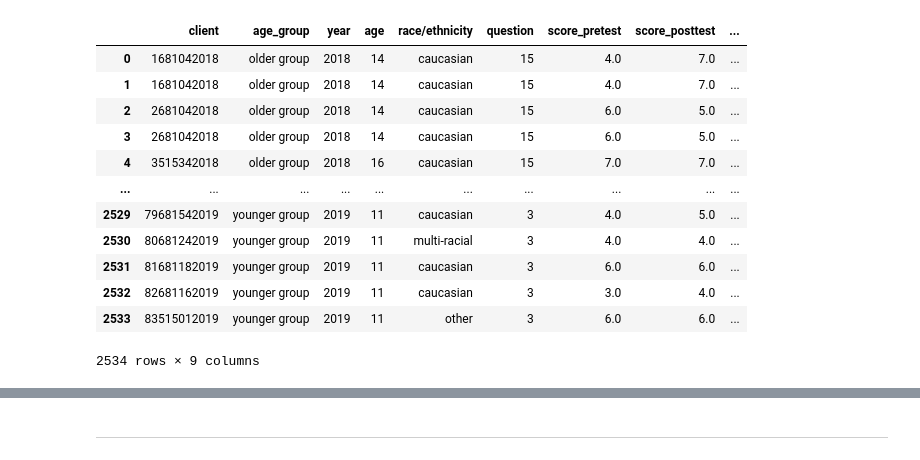
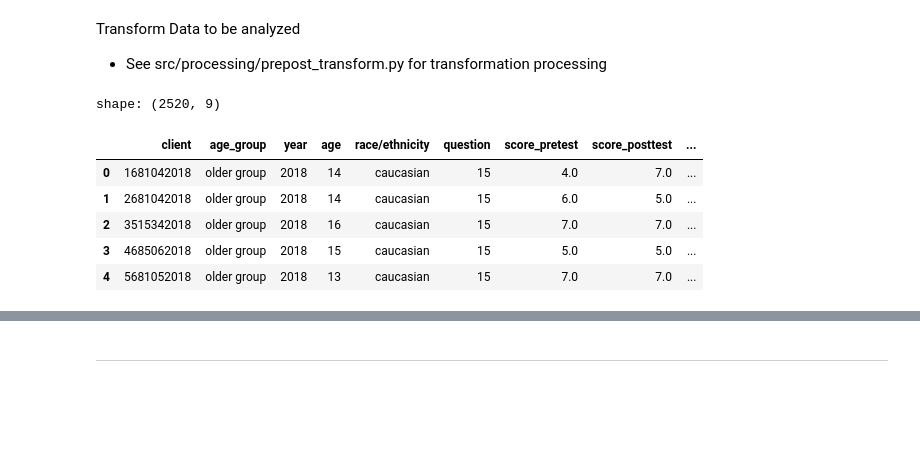
Before and after one commit to josh97ellis/omaha-girls-rock-analysis, a Jupyter notebook: notebooks/analysis.ipynb, the cells around one changed output, grey strips where cells are left out. Saved outputs shown, nothing was run; the diff lists cells and outputs as text; code cells hidden in the pictures; blank space fills up the shorter version.

```diff
--- a/notebooks/analysis.ipynb
+++ b/notebooks/analysis.ipynb
@@ -38,17 +35,16 @@ posttest_df[posttest_df['client']=='1681042018']
+# %% [markdown]
+Transform Data to be analyzed
+- See src/processing/prepost_transform.py for transformation processing
 # %%
 data_transformed = prepost_transform(data)
-data_transformed
+
+print(f'shape: {data_transformed.shape}')
+data_transformed.head()
 # %% [output]
+shape: (2520, 9)
 |  | client | age_group | year | age | race/ethnicity | question | score_pretest | score_posttest | ... |
 | 0 | 1681042018 | older group | 2018 | 14 | caucasian | 15 | 4.0 | 7.0 | ... |
-| 1 | 1681042018 | older group | 2018 | 14 | caucasian | 15 | 4.0 | 7.0 | ... |
-| 2 | 2681042018 | older group | 2018 | 14 | caucasian | 15 | 6.0 | 5.0 | ... |
-| 3 | 2681042018 | older group | 2018 | 14 | caucasian | 15 | 6.0 | 5.0 | ... |
-| 4 | 3515342018 | older group | 2018 | 16 | caucasian | 15 | 7.0 | 7.0 | ... |
-| ... | ... | ... | ... | ... | ... | ... | ... | ... | ... |
-| 2529 | 79681542019 | younger group | 2019 | 11 | caucasian | 3 | 4.0 | 5.0 | ... |
-| 2530 | 80681242019 | younger group | 2019 | 11 | multi-racial | 3 | 4.0 | 4.0 | ... |
-| 2531 | 81681182019 | younger group | 2019 | 11 | caucasian | 3 | 6.0 | 6.0 | ... |
-| 2532 | 82681162019 | younger group | 2019 | 11 | caucasian | 3 | 3.0 | 4.0 | ... |
-| 2533 | 83515012019 | younger group | 2019 | 11 | other | 3 | 6.0 | 6.0 | ... |
+| 1 | 2681042018 | older group | 2018 | 14 | caucasian | 15 | 6.0 | 5.0 | ... |
+| 2 | 3515342018 | older group | 2018 | 16 | caucasian | 15 | 7.0 | 7.0 | ... |
+| 3 | 4685062018 | older group | 2018 | 15 | caucasian | 15 | 5.0 | 5.0 | ... |
+| 4 | 5681052018 | older group | 2018 | 13 | caucasian | 15 | 7.0 | 7.0 | ... |
-2534 rows × 9 columns
```
Also changed, not shown: parts of 38 cells of this notebook, 2 other files.
